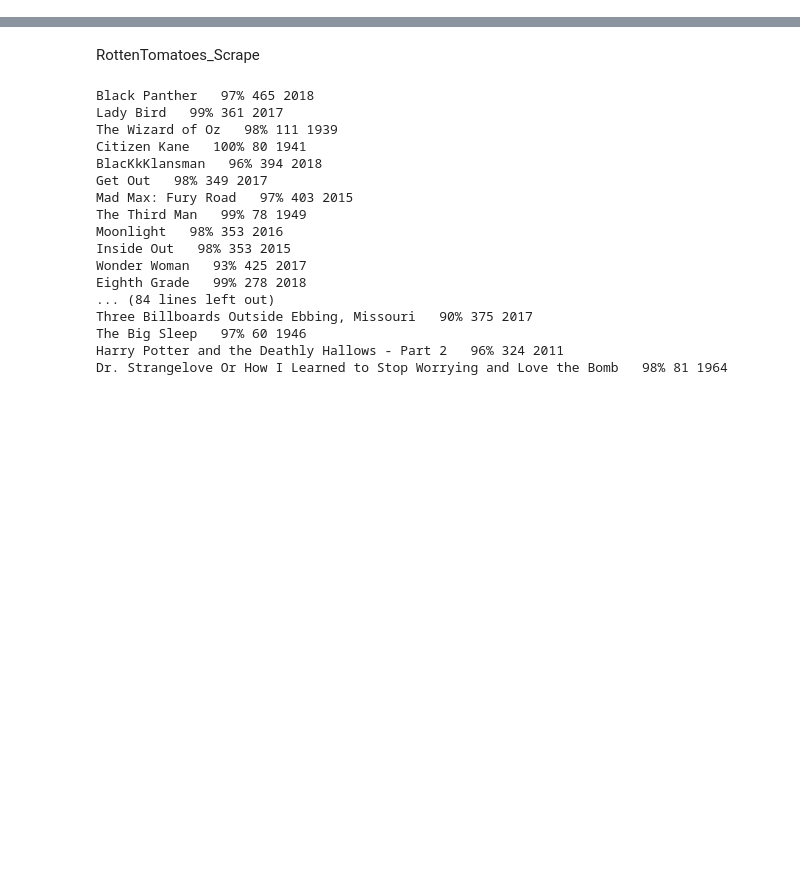
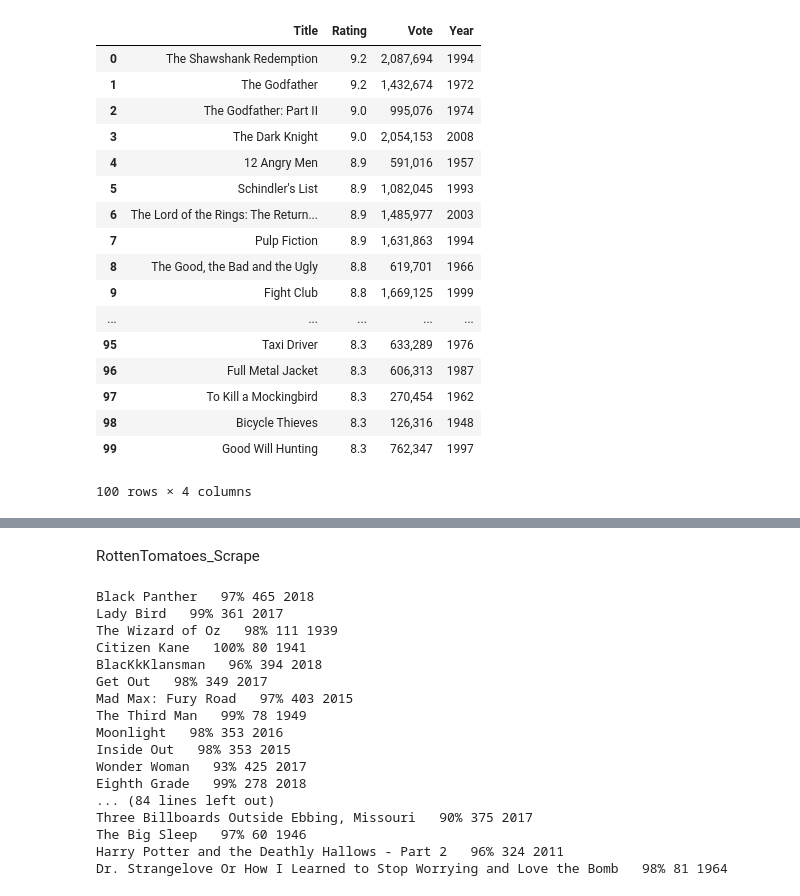
Before and after one commit to sckelso88/ETLproject, a Jupyter notebook: Movie_DB_Scraping.ipynb, the cells around one changed output, grey strips where cells are left out. Cells and saved outputs as stored; diff of their text form; code cells hidden in the pictures; blank space fills up the shorter version.

```diff
--- a/Movie_DB_Scraping.ipynb
+++ b/Movie_DB_Scraping.ipynb
@@ -77,4 +82,25 @@ for listing in listings:
 test = db.items
 test = pandas.DataFrame(list(test.find()))
 # %%
-imdb_df = test[["Title", "Rating", "Vote"]]
+imdb_df = test[["Title", "Rating", "Vote", "Year"]]
+
+imdb_df
+# %% [output]
+|  | Title | Rating | Vote | Year |
+| 0 | The Shawshank Redemption | 9.2 | 2,087,694 | 1994 |
+| 1 | The Godfather | 9.2 | 1,432,674 | 1972 |
+| 2 | The Godfather: Part II | 9.0 | 995,076 | 1974 |
+| 3 | The Dark Knight | 9.0 | 2,054,153 | 2008 |
+| 4 | 12 Angry Men | 8.9 | 591,016 | 1957 |
+| 5 | Schindler's List | 8.9 | 1,082,045 | 1993 |
+| 6 | The Lord of the Rings: The Return... | 8.9 | 1,485,977 | 2003 |
+| 7 | Pulp Fiction | 8.9 | 1,631,863 | 1994 |
+| 8 | The Good, the Bad and the Ugly | 8.8 | 619,701 | 1966 |
+| 9 | Fight Club | 8.8 | 1,669,125 | 1999 |
+| ... | ... | ... | ... | ... |
+| 95 | Taxi Driver | 8.3 | 633,289 | 1976 |
+| 96 | Full Metal Jacket | 8.3 | 606,313 | 1987 |
+| 97 | To Kill a Mockingbird | 8.3 | 270,454 | 1962 |
+| 98 | Bicycle Thieves | 8.3 | 126,316 | 1948 |
+| 99 | Good Will Hunting | 8.3 | 762,347 | 1997 |
+100 rows × 4 columns
```
Also changed, not shown: parts of 9 cells of this notebook.
